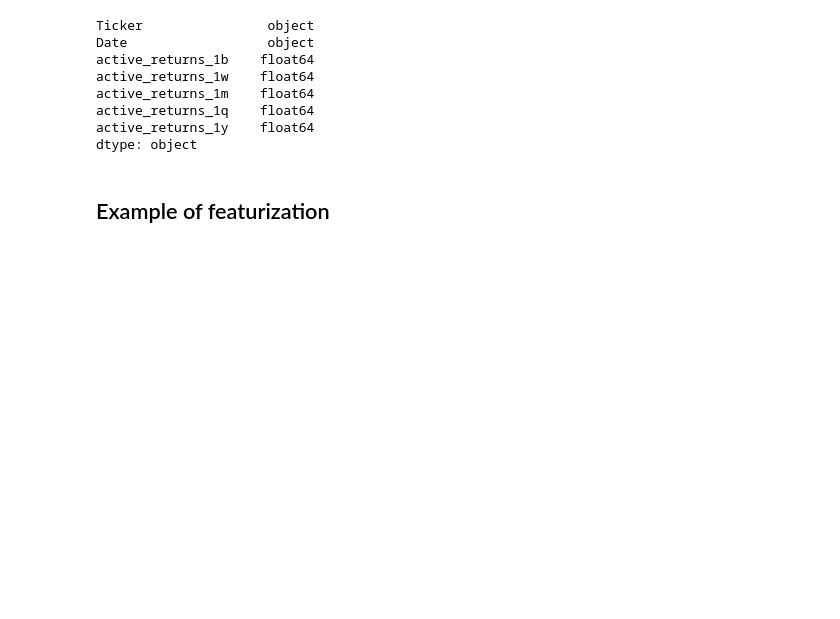
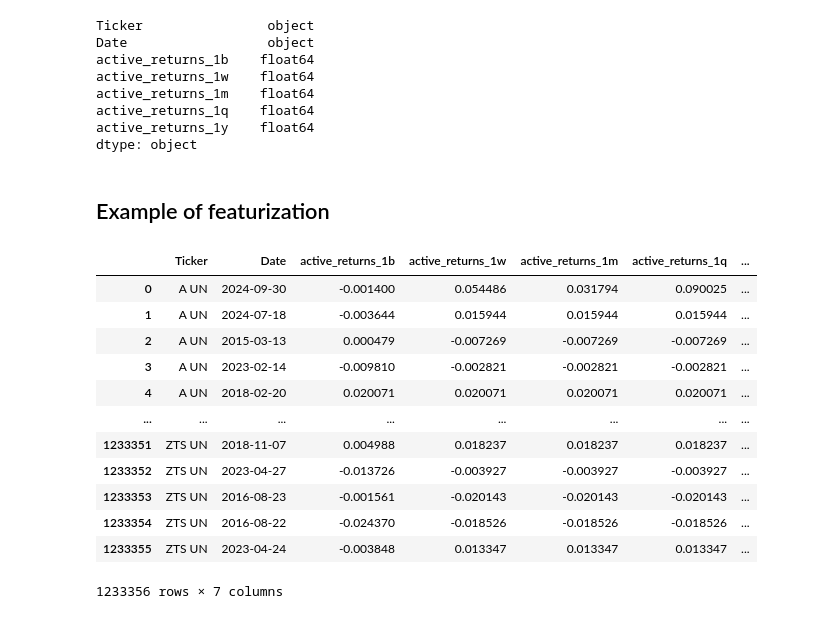
Before and after one commit to aashish-khub/bm_outperformers_project, a Jupyter notebook: dslc_documentation/02_eda.ipynb, the cells around one changed output. Drawn from its saved outputs; the diff is of its cells as text; code cells hidden in the pictures; blank space fills up the shorter version.

```diff
--- a/dslc_documentation/02_eda.ipynb
+++ b/dslc_documentation/02_eda.ipynb
@@ -143,4 +143,20 @@ dtype: object
 #see helper_fns.py for the function featurize_time_series
 # %% [markdown]
 ## Example of featurization
+# %%
+active_returns
+# %% [output]
+|  | Ticker | Date | active_returns_1b | active_returns_1w | active_returns_1m | active_returns_1q | ... |
+| 0 | A UN | 2024-09-30 | -0.001400 | 0.054486 | 0.031794 | 0.090025 | ... |
+| 1 | A UN | 2024-07-18 | -0.003644 | 0.015944 | 0.015944 | 0.015944 | ... |
+| 2 | A UN | 2015-03-13 | 0.000479 | -0.007269 | -0.007269 | -0.007269 | ... |
+| 3 | A UN | 2023-02-14 | -0.009810 | -0.002821 | -0.002821 | -0.002821 | ... |
+| 4 | A UN | 2018-02-20 | 0.020071 | 0.020071 | 0.020071 | 0.020071 | ... |
+| ... | ... | ... | ... | ... | ... | ... | ... |
+| 1233351 | ZTS UN | 2018-11-07 | 0.004988 | 0.018237 | 0.018237 | 0.018237 | ... |
+| 1233352 | ZTS UN | 2023-04-27 | -0.013726 | -0.003927 | -0.003927 | -0.003927 | ... |
+| 1233353 | ZTS UN | 2016-08-23 | -0.001561 | -0.020143 | -0.020143 | -0.020143 | ... |
+| 1233354 | ZTS UN | 2016-08-22 | -0.024370 | -0.018526 | -0.018526 | -0.018526 | ... |
+| 1233355 | ZTS UN | 2023-04-24 | -0.003848 | 0.013347 | 0.013347 | 0.013347 | ... |
+1233356 rows × 7 columns
 # %%
```
Also changed, not shown: parts of 4 cells of this notebook.
